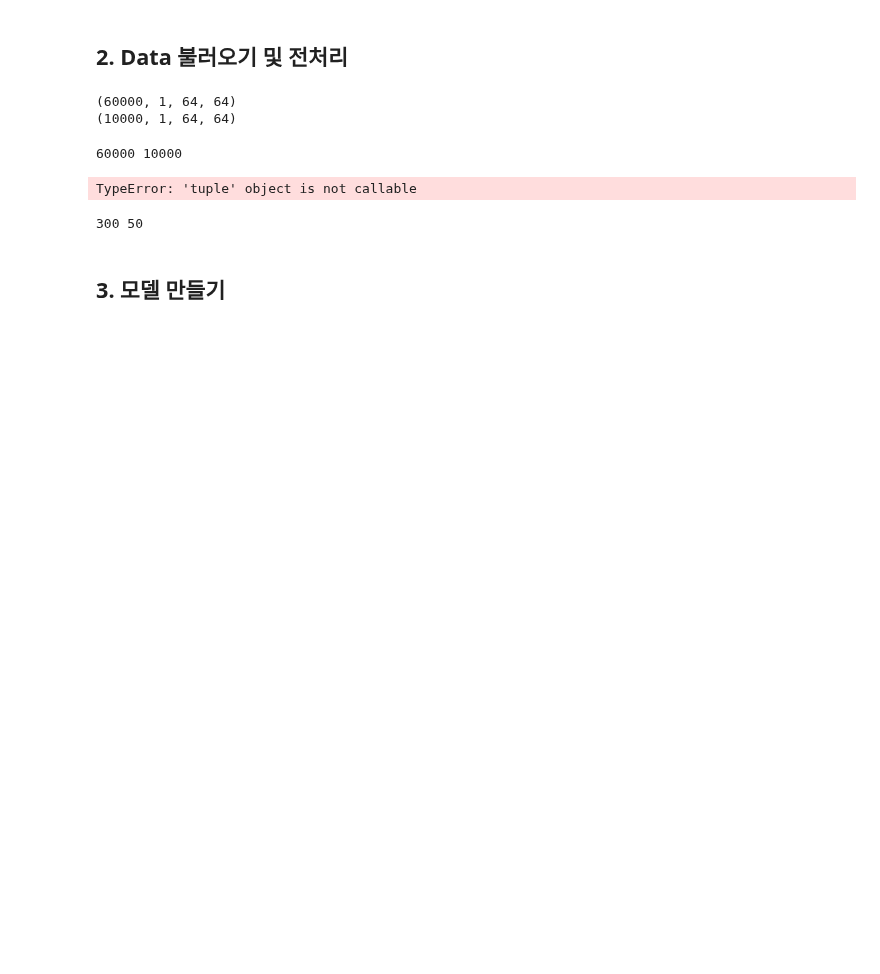
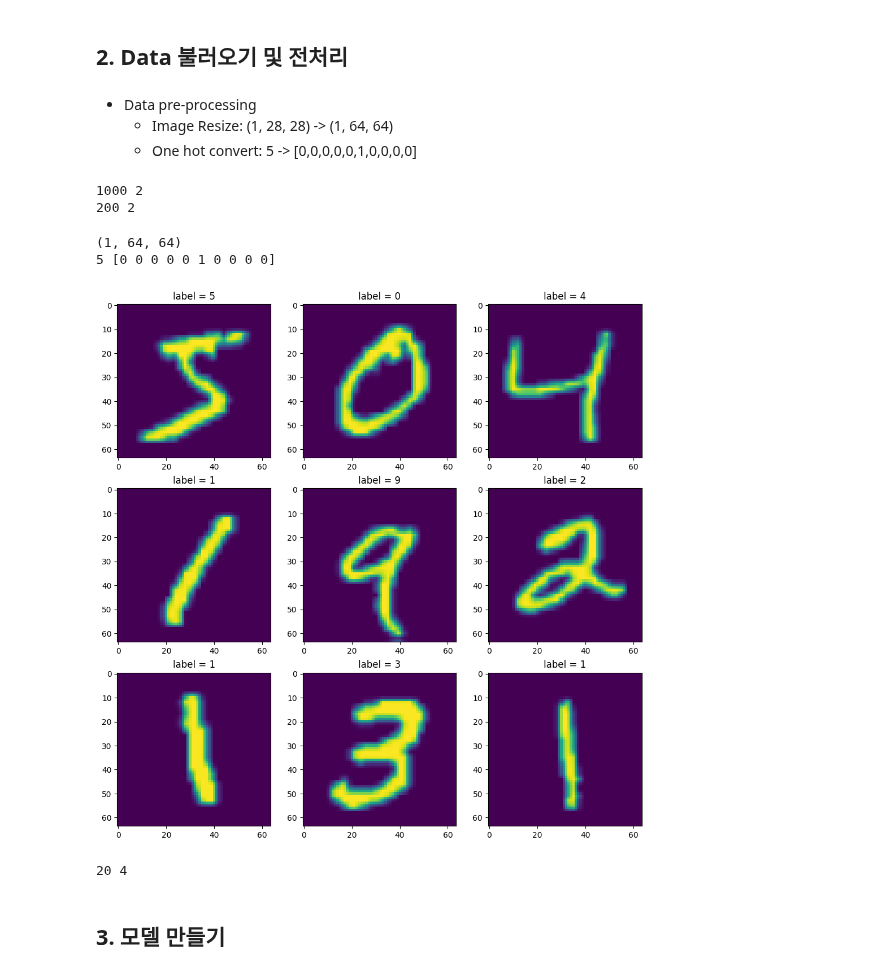
Before and after one commit to Pulsar-kkaturi/DL-Education, a Jupyter notebook: VisionDL_Lecture/additional_note/Lecture4_1_CNNBuild_VGG_Pytorch.ipynb, the cells around one changed output. Cells and saved outputs as stored; diff of their text form; code cells hidden in the pictures; blank space fills up the shorter version.

Commit message:
VGG torch updated.

```diff
--- a/VisionDL_Lecture/additional_note/Lecture4_1_CNNBuild_VGG_Pytorch.ipynb
+++ b/VisionDL_Lecture/additional_note/Lecture4_1_CNNBuild_VGG_Pytorch.ipynb
@@ -24,3 +24,15 @@ from skimage import transform as skit
 print(torch.__version__)
 # %% [output]
 2.0.0+cu117
+# %%
+# Pytorch GPU check (Colab에서는 실행시킬 필요 없음!)
+import os, torch
+print("현재 pytorch 버전은 무엇인가? : %s" %(torch.__version__))
+print("사용 가능한 GPU가 존재하는가? (True or False): ", torch.cuda.is_available())
+if torch.cuda.is_available():
+    print("사용 가능한 GPU의 수는 {} 개 입니다.".format(torch.cuda.device_count()))
+    print("GPU 각각의 이름은 아래와 같습니다.")
+    for i in range(torch.cuda.device_count()):
+        print("GPU {}: {}".format(i, torch.cuda.get_device_name(i)))
+else:
+    print("사용 가능한 GPU가 존재하지 않습니다. 혹은 GPU를 Pytorch가 찾지 못하고 있습니다.")
@@ -31,37 +52,50 @@ data_path = '/home/student/Datasets/jhjeong/Test/' # 자신의 환경에 맞게
 
 mnist_train = dset.MNIST(root=data_path, train=True, transform=transforms.ToTensor(), target_transform=None, download=True)
 mnist_test = dset.MNIST(root=data_path, train=False, transform=transforms.ToTensor(), target_transform=None, download=True)
-# %%
-train_x, test_x = [], []
-for i in range(len(mnist_train)):
-    train_x.append(skit.resize(mnist_train[i][0].numpy(), (1,64,64)))
-print(np.array(train_x).shape)
-for i in range(len(mnist_test)):
-    test_x.append(skit.resize(mnist_test[i][0].numpy(), (1,64,64)))
-print(np.array(test_x).shape)
-# %% [output]
-(60000, 1, 64, 64)
-(10000, 1, 64, 64)
+# %% [markdown]
+* Data pre-processing
+    - Image Resize: (1, 28, 28) -> (1, 64, 64)
+    - One hot convert: 5 -> [0,0,0,0,0,1,0,0,0,0]
+# %%
+train_data, test_data = [], []
+data_limit = [1000, 200] # train, val data limit
+# Train data pre-processing
+for i in range(data_limit[0]):
+    data_x = skit.resize(mnist_train[i][0].numpy(), (1,64,64))
+    data_y = [0] * 10
+    data_y[mnist_train[i][1]] = 1
+    train_data.append([data_x, np.array(data_y)])
+print(len(train_data), len(train_data[0]))
+# Test data pre-processing
+for i in range(data_limit[1]):
+    data_x = skit.resize(mnist_test[i][0].numpy(), (1,64,64))
+    data_y = [0] * 10
+    data_y[mnist_test[i][1]] = 1
+    test_data.append([data_x, np.array(data_y)])
+print(len(test_data), len(test_data[0]))
+# %% [output]
+1000 2
+200 2
 # %%
-print(len(mnist_train), len(mnist_test))
-print(mnist_train[0][0].size()) # 0번째 프레임의 이미지 크기 출력
-print(mnist_train[0][1]) # 0번째 프레임의 레이블(정답) 출력
+print(train_data[0][0].shape) # 0번째 프레임의 이미지 크기 출력
+print(mnist_train[0][1], train_data[0][1]) # 0번째 프레임의 레이블(정답) 출력
 plt.figure(figsize=(12,12))
 for i in range(3*3): # 9개의 데이터 추가 확인
     plt.subplot(3,3,i+1)
-    plt.imshow(np.moveaxis(mnist_train[i][0].numpy(), 0, -1)) # np.moveaxis()는 channel 위치를 0 -> -1로 옮겨준다.
+    plt.imshow(np.moveaxis(train_data[i][0], 0, -1)) # np.moveaxis()는 channel 위치를 0 -> -1로 옮겨준다.
     plt.title(f'label = {mnist_train[i][1]}')
 # %% [output]
-60000 10000
+(1, 64, 64)
+5 [0 0 0 0 0 1 0 0 0 0]
-TypeError: 'tuple' object is not callable
+[figure, added]
 # %%
-batch_size = 200
+batch_size = 50
 
-train_loader = DataLoader(mnist_train, batch_size=batch_size, shuffle=True,num_workers=2,drop_last=True)
-test_loader = DataLoader(mnist_test, batch_size=batch_size, shuffle=False,num_workers=2,drop_last=True)
+train_loader = DataLoader(train_data, batch_size=batch_size, shuffle=True, num_workers=2,drop_last=True)
+test_loader = DataLoader(test_data, batch_size=batch_size, shuffle=False, num_workers=2,drop_last=True)
 print(len(train_loader), len(test_loader))
 # %% [output]
-300 50
+20 4
 # %% [markdown]
 ## 3. 모델 만들기
 # %%
```
Also changed, not shown: parts of 14 cells of this notebook.
